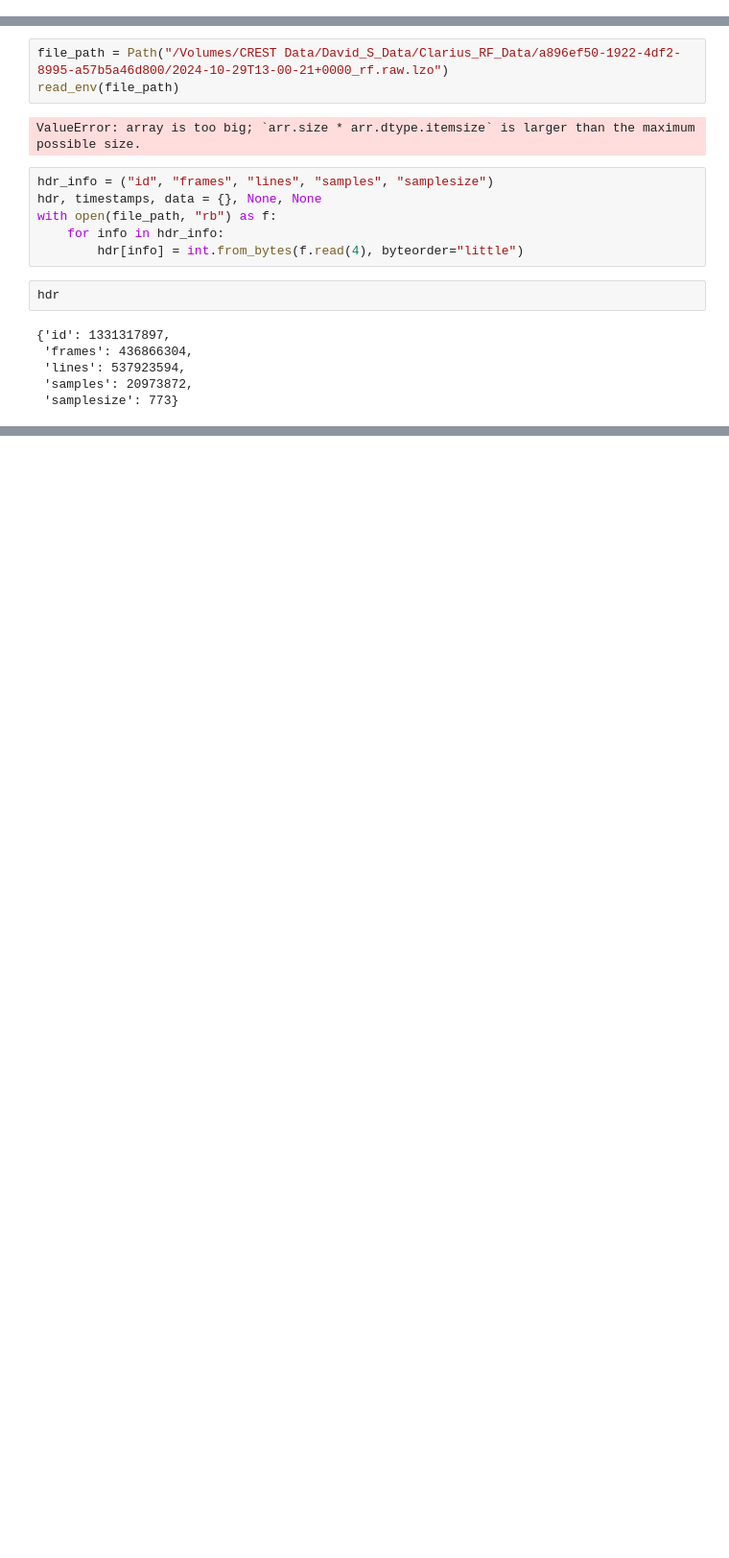
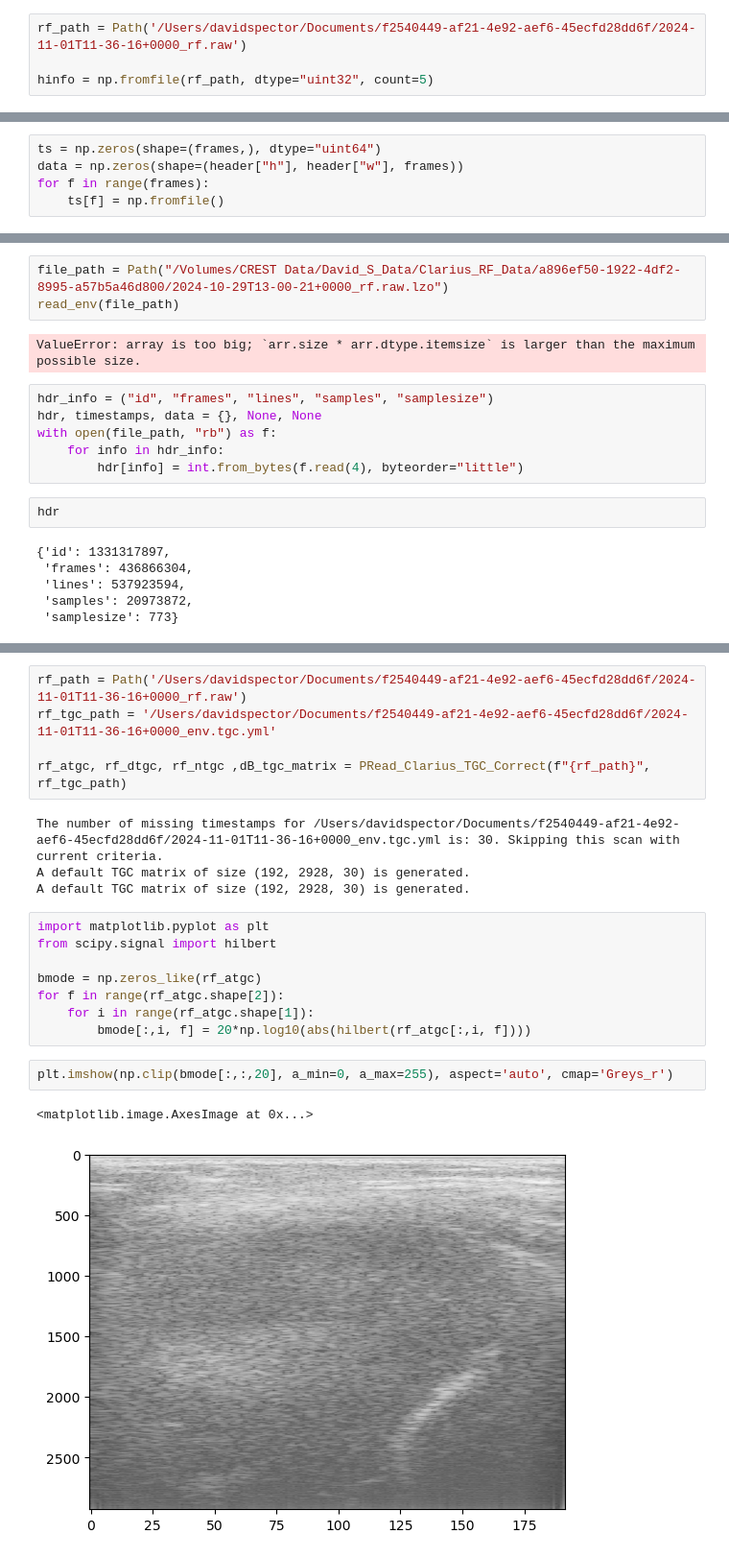
Before and after one commit to azifan/Qultra, a Jupyter notebook: src/Parsers/clarius.ipynb, the cells around one changed output, grey strips where cells are left out. Shown: that part at 96% size. Cells and saved outputs as stored; diff of their text form; blank space fills up the shorter version.

Commit message:
first image

```diff
--- a/src/Parsers/clarius.ipynb
+++ b/src/Parsers/clarius.ipynb
@@ -4,0 +19,4 @@ import numpy as np
+# %%
+rf_path = Path('/Users/davidspector/Documents/f2540449-af21-4e92-aef6-45ecfd28dd6f/2024-11-01T11-36-16+0000_rf.raw')
+
+hinfo = np.fromfile(rf_path, dtype="uint32", count=5)
@@ -4,0 +37,5 @@ import numpy as np
+# %%
+ts = np.zeros(shape=(frames,), dtype="uint64")
+data = np.zeros(shape=(header["h"], header["w"], frames))
+for f in range(frames):
+    ts[f] = np.fromfile()
@@ -59,0 +379,22 @@ hdr
+# %%
+rf_path = Path('/Users/davidspector/Documents/f2540449-af21-4e92-aef6-45ecfd28dd6f/2024-11-01T11-36-16+0000_rf.raw')
+rf_tgc_path = '/Users/davidspector/Documents/f2540449-af21-4e92-aef6-45ecfd28dd6f/2024-11-01T11-36-16+0000_env.tgc.yml'
+
+rf_atgc, rf_dtgc, rf_ntgc ,dB_tgc_matrix = PRead_Clarius_TGC_Correct(f"{rf_path}", rf_tgc_path)
+# %% [output]
+The number of missing timestamps for /Users/davidspector/Documents/f2540449-af21-4e92-aef6-45ecfd28dd6f/2024-11-01T11-36-16+0000_env.tgc.yml is: 30. Skipping this scan with current criteria.
+A default TGC matrix of size (192, 2928, 30) is generated.
+A default TGC matrix of size (192, 2928, 30) is generated.
+# %%
+import matplotlib.pyplot as plt
+from scipy.signal import hilbert
+
+bmode = np.zeros_like(rf_atgc)
+for f in range(rf_atgc.shape[2]):
+    for i in range(rf_atgc.shape[1]):
+        bmode[:,i, f] = 20*np.log10(abs(hilbert(rf_atgc[:,i, f])))
+# %%
+plt.imshow(np.clip(bmode[:,:,20], a_min=0, a_max=255), aspect='auto', cmap='Greys_r')
+# %% [output]
+<matplotlib.image.AxesImage at 0x...>
+[figure, added]
```
Also changed, not shown: parts of 5 cells of this notebook.
